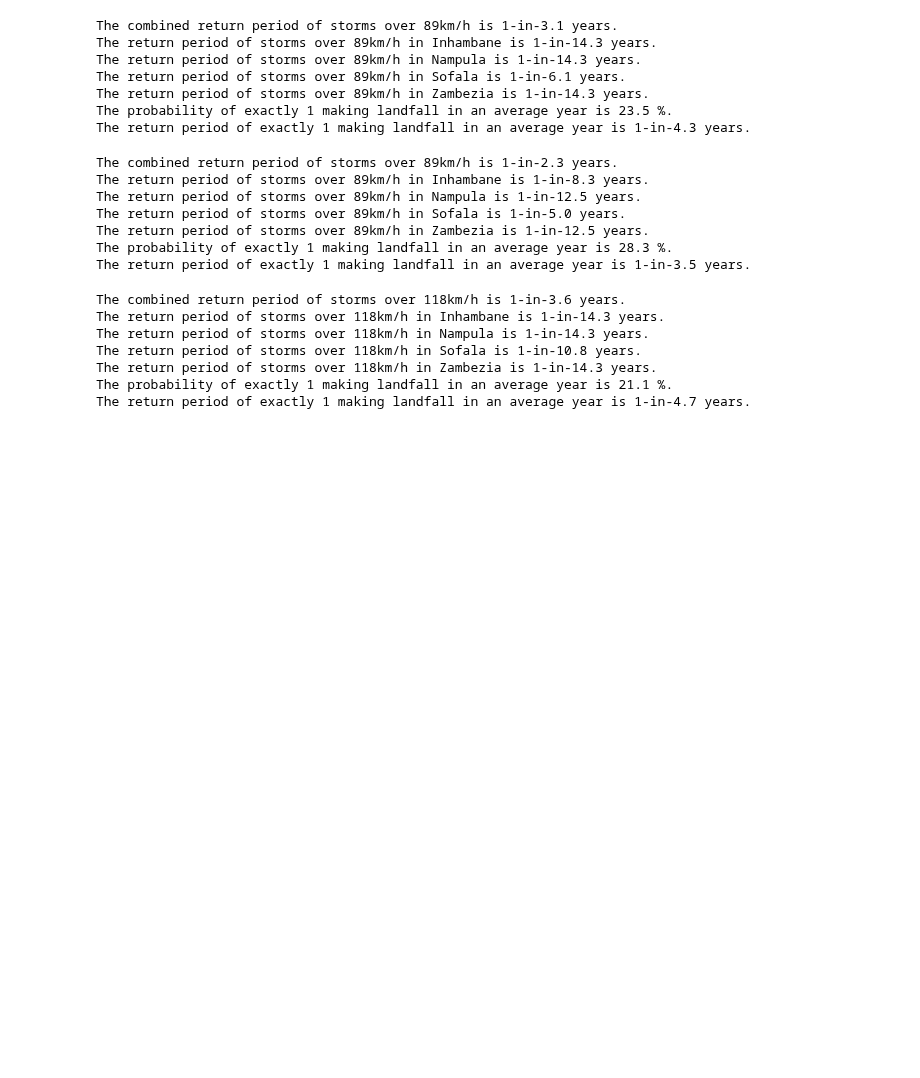
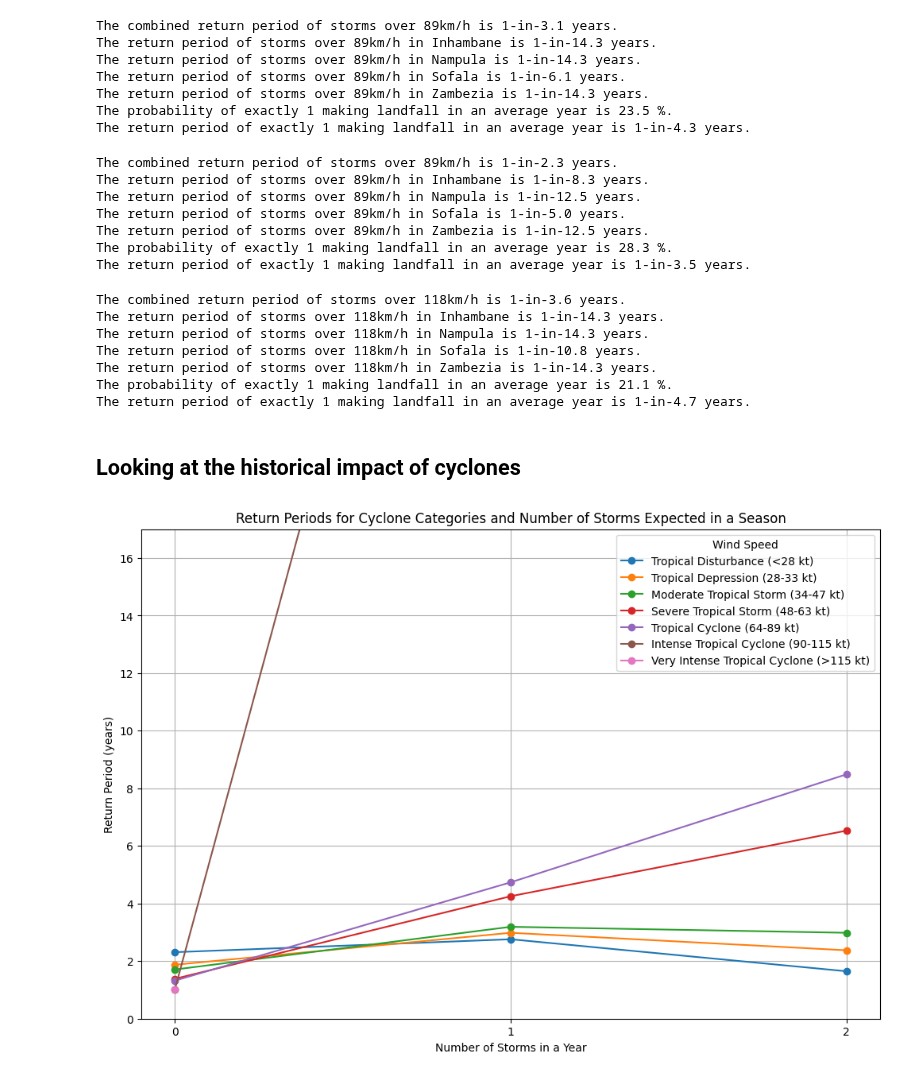
Before and after one commit to OCHA-DAP/ds-aa-moz-cyclones, a Jupyter notebook: analysis/01.0_return_period.ipynb, the cells around one changed output. Saved outputs shown, nothing was run; the diff lists cells and outputs as text; code cells hidden in the pictures; blank space fills up the shorter version.

```diff
--- a/analysis/01_return_period.ipynb
+++ b/analysis/01.0_return_period.ipynb
@@ -242,3 +245,5 @@ The return period of storms over 118km/h in Sofala is 1-in-10.8 years.
 The return period of storms over 118km/h in Zambezia is 1-in-14.3 years.
 The probability of exactly 1 making landfall in an average year is 21.1 %.
 The return period of exactly 1 making landfall in an average year is 1-in-4.7 years.
+# %% [markdown]
+## Looking at the historical impact of cyclones
@@ -244,0 +285,53 @@ The return period of exactly 1 making landfall in an average year is 1-in-4.7 ye
+# %%
+# Define parameters
+wind_speeds = [1, 51, 63, 89, 118, 166, 212]  # List of wind speeds in km/h
+storm_numbers = range(0, 3)  # Number of storms
+start_year = 1980
+# Define wind speed categories
+wind_speed_categories = {
+    1: "Tropical Disturbance (<28 kt)",
+    51: "Tropical Depression (28-33 kt)",
+    63: "Moderate Tropical Storm (34-47 kt)",
+    89: "Severe Tropical Storm (48-63 kt)",
+    118: "Tropical Cyclone (64-89 kt)",
+    166: "Intense Tropical Cyclone (90-115 kt)",
+    212: "Very Intense Tropical Cyclone (>115 kt)",
+}
+# Prepare to plot
+plt.figure(figsize=(12, 8))
+
+# Calculate and plot return periods for each wind speed
+for wind_speed in wind_speeds:
+    return_periods = []
+    for storm_num in storm_numbers:
+        expected_probability = calculate_storm_expected_probability(
+            df=gdf_points_sel_,
+            wind_speed_kmh=wind_speed,
+            start_year=start_year,
+            num_storms_year=storm_num,
+        )
+
+        # Calculate return period from expected probability
+        if expected_probability > 0:
+            return_period = 1 / expected_probability
+        else:
+            return_period = float("inf")  # Handle case where probability is zero
+
+        return_periods.append(return_period)
+    label = wind_speed_categories.get(wind_speed, f"{wind_speed} km/h")
+    plt.plot(storm_numbers, return_periods, marker="o", label=label)
+
+# Add plot details
+plt.xlabel("Number of Storms in a Year")
+plt.ylabel("Return Period (years)")
+plt.ylim(0, 17)
+plt.title(
+    "Return Periods for Cyclone Categories and Number of Storms Expected in a Season"
+)
+plt.legend(title="Wind Speed")
+plt.xticks(ticks=range(min(storm_numbers), max(storm_numbers) + 1))
+
+plt.grid(True)
+plt.show()
+# %% [output]
+[figure, added]
```
Also changed, not shown: parts of 2 cells of this notebook, 3 other files.
